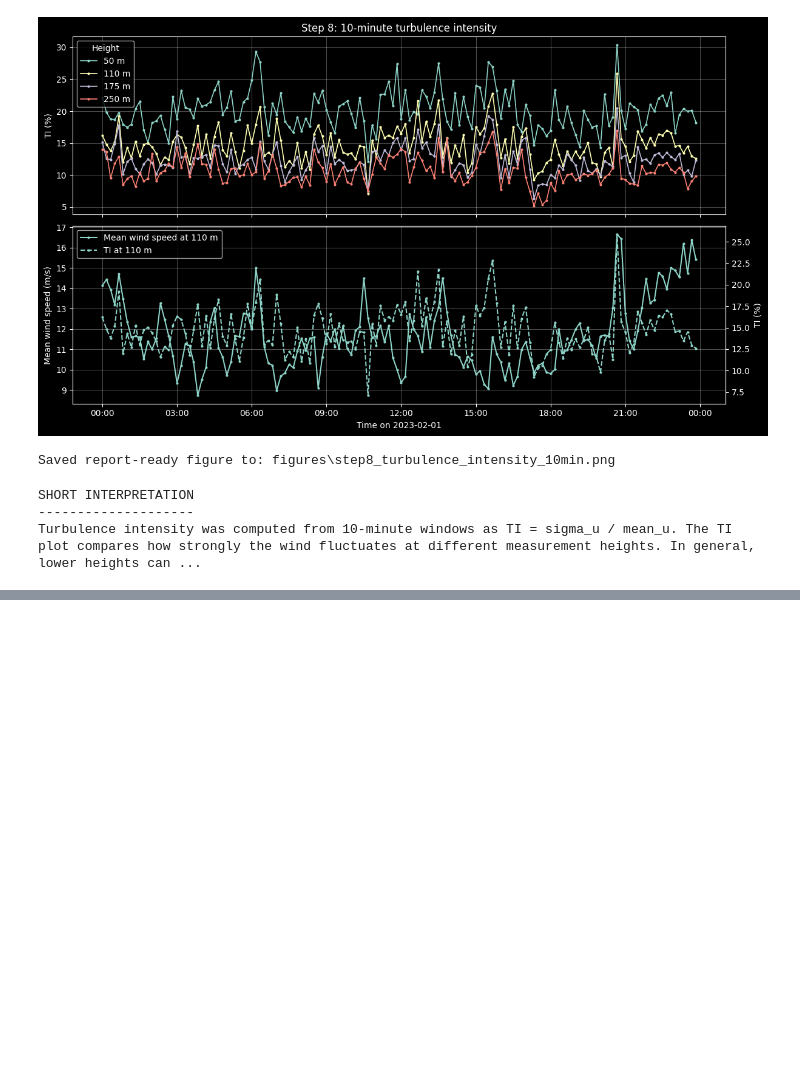
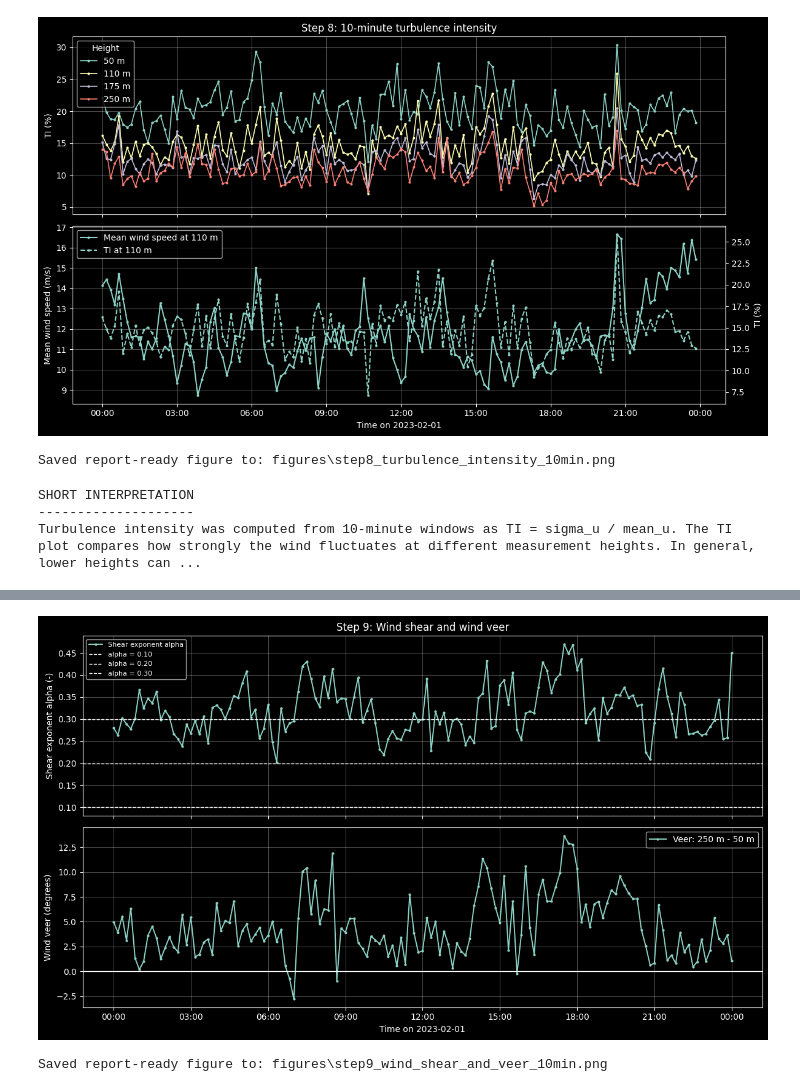
Before and after one commit to KaluInnocentOkoro/wind_physics_measurement_project, a Jupyter notebook: topic_2_energy_meteorology.ipynb, the cells around one changed output, grey strips where cells are left out. Cells and saved outputs as stored; diff of their text form; code cells hidden in the pictures; blank space fills up the shorter version.

```diff
--- a/topic_2_energy_meteorology.ipynb
+++ b/topic_2_energy_meteorology.ipynb
@@ -1408,0 +1942,65 @@ Turbulence intensity was computed from 10-minute windows as TI = sigma_u / mean_
+# %%
+# ============================================================
+# Report-ready Step 9 figure
+# ============================================================
+# This figure can be used in the final short report.
+# It shows:
+# Top: shear exponent alpha
+# Bottom: wind veer between the lowest and highest measurement height
+
+fig, axes = plt.subplots(2, 1, figsize=(12, 7), sharex=True)
+
+# Top panel: shear exponent alpha
+axes[0].plot(
+    shear_df.index,
+    shear_df["alpha"],
+    linewidth=1.4,
+    marker="o",
+    markersize=2,
+    label="Shear exponent alpha"
+)
+
+axes[0].axhline(0.10, linestyle="--", linewidth=1, label="alpha = 0.10")
+axes[0].axhline(0.20, linestyle="--", linewidth=1, label="alpha = 0.20")
+axes[0].axhline(0.30, linestyle="--", linewidth=1, label="alpha = 0.30")
+
+axes[0].set_title("Step 9: Wind shear and wind veer")
+axes[0].set_ylabel("Shear exponent alpha (-)")
+axes[0].legend(fontsize=8)
+axes[0].grid(True, alpha=0.3)
+
+
+# Bottom panel: wind veer
+axes[1].plot(
+    veer_df.index,
+    veer_df["veer_deg"],
+    linewidth=1.4,
+    marker="o",
+    markersize=2,
+    label=f"Veer: {top_height} m - {bottom_height} m"
+)
+
+axes[1].axhline(0, linewidth=1)
+
+axes[1].set_ylabel("Wind veer (degrees)")
+axes[1].set_xlabel("Time on 2023-02-01")
+axes[1].legend()
+axes[1].grid(True, alpha=0.3)
+
+axes[1].xaxis.set_major_formatter(mdates.DateFormatter("%H:%M"))
+
+plt.tight_layout()
+
+# Save the figure
+figures_path = Path("figures")
+figures_path.mkdir(exist_ok=True)
+
+output_path = figures_path / "step9_wind_shear_and_veer_10min.png"
+fig.savefig(output_path, dpi=300, bbox_inches="tight")
+
+plt.show()
+
+print("\nSaved report-ready figure to:", output_path)
+# %% [output]
+[figure, added]
+Saved report-ready figure to: figures\step9_wind_shear_and_veer_10min.png
```
Also changed, not shown: parts of 11 cells of this notebook.
